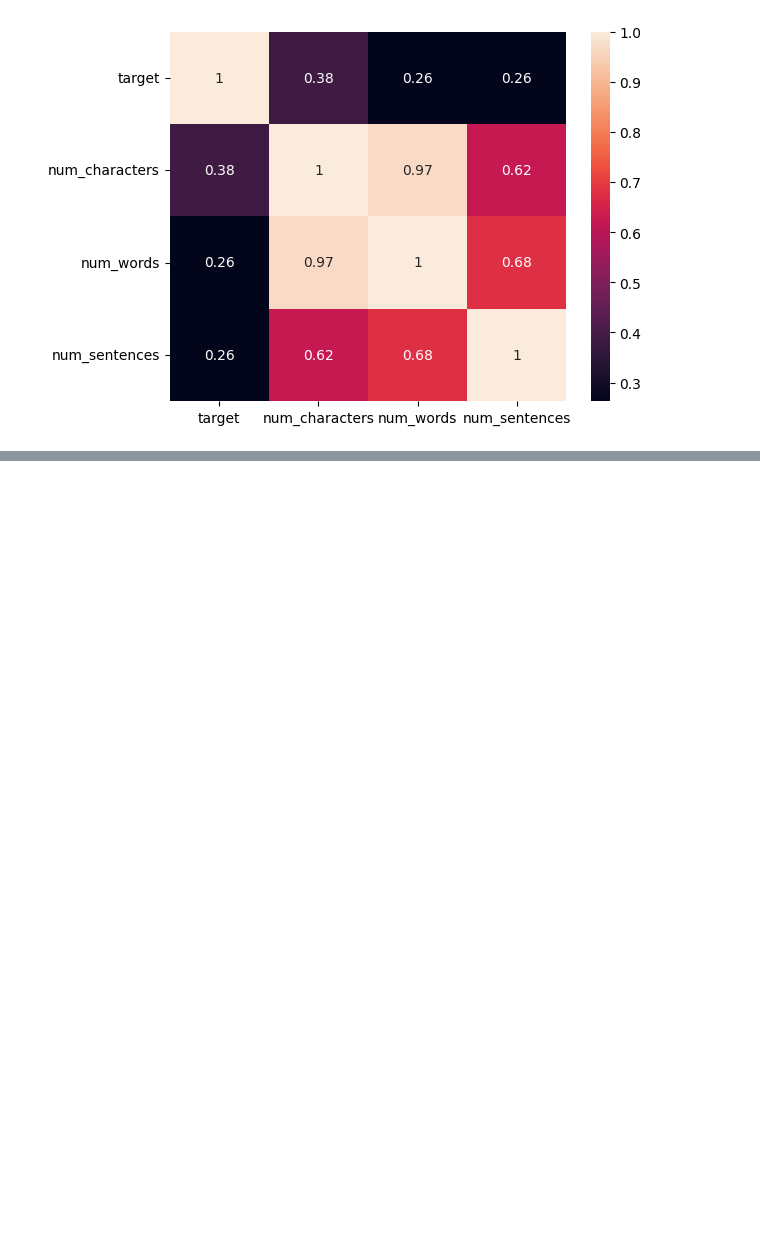
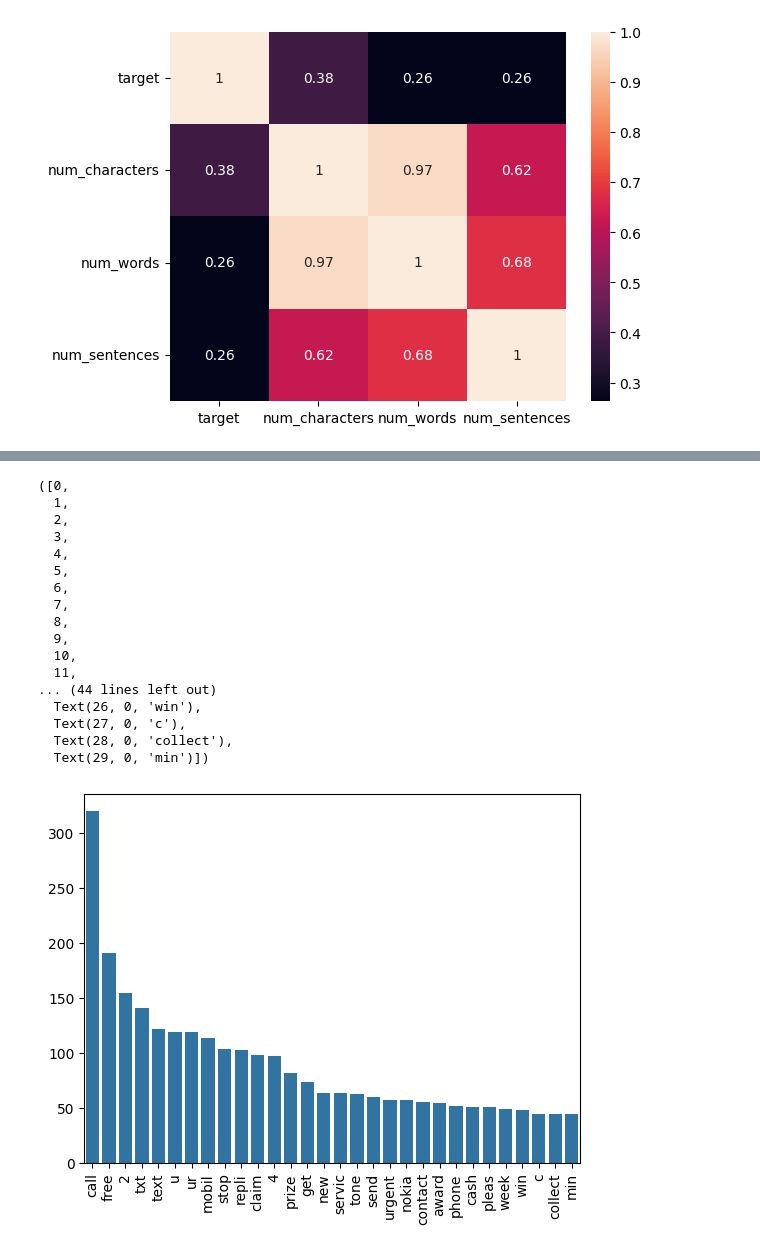
Before and after one commit to paurasm22/Mesage-Spam-Classifier-, a Jupyter notebook: spam_detector.ipynb, the cells around one changed output, grey strips where cells are left out. Cells and saved outputs as stored; diff of their text form; code cells hidden in the pictures; blank space fills up the shorter version.

```diff
--- a/spam_detector.ipynb
+++ b/spam_detector.ipynb
@@ -321,0 +472,6 @@ sns.heatmap(data.corr(numeric_only=True),annot=True)
+# %%
+# seeing top 30 words of both categories
+spam_corpus=[]
+for msg in data[data['target']==1]['transformed_text'].to_list():
+  for words in msg.split():
+    spam_corpus.append(words)
@@ -321,0 +482,4 @@ sns.heatmap(data.corr(numeric_only=True),annot=True)
+# %%
+from collections import Counter
+spam_corpus=Counter(spam_corpus)
+spam_corpus.most_common(30)
@@ -321,0 +504,24 @@ sns.heatmap(data.corr(numeric_only=True),annot=True)
+# %%
+# plotting the occurences
+
+sns.barplot(x=[i[0] for i in spam_corpus.most_common(30)],y=[i[1] for i in spam_corpus.most_common(30)])
+plt.xticks(rotation='vertical')
+# %% [output]
+([0,
+  1,
+  2,
+  3,
+  4,
+  5,
+  6,
+  7,
+  8,
+  9,
+  10,
+  11,
+... (44 lines left out)
+  Text(26, 0, 'win'),
+  Text(27, 0, 'c'),
+  Text(28, 0, 'collect'),
+  Text(29, 0, 'min')])
+[figure, added]
```
Also changed, not shown: parts of 40 cells of this notebook, 1 other file.
